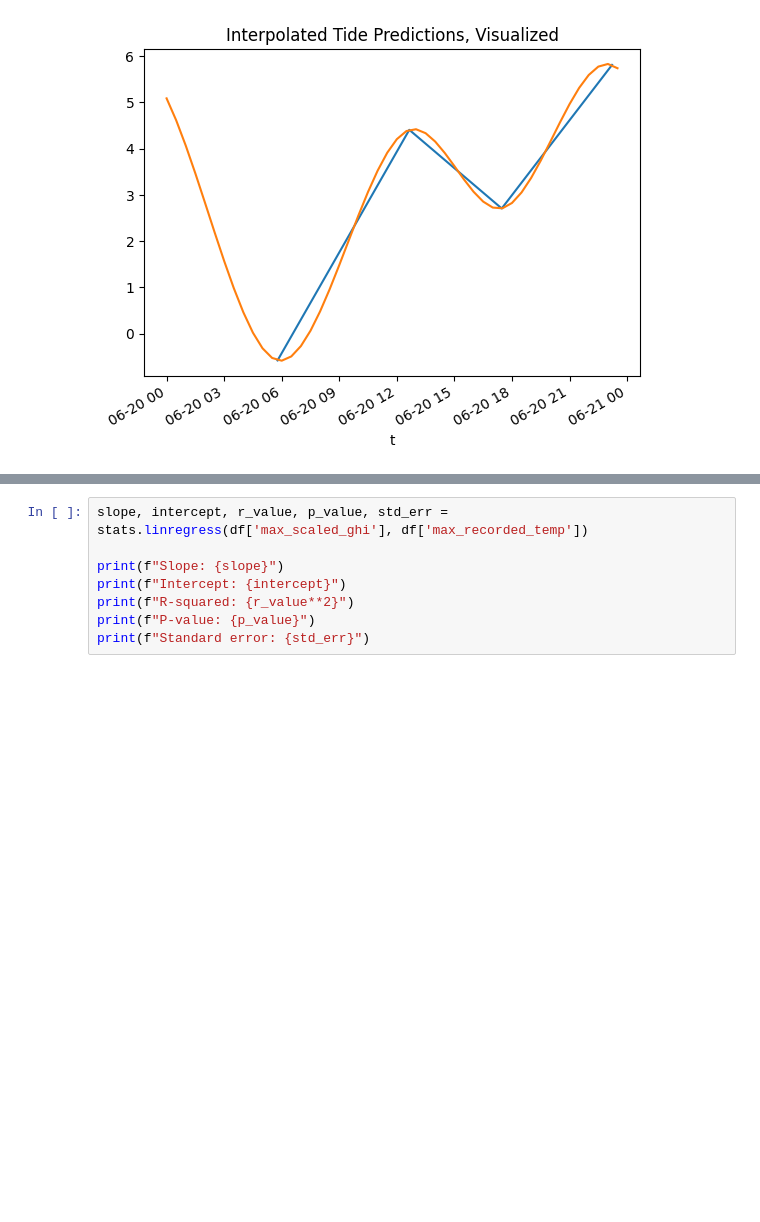
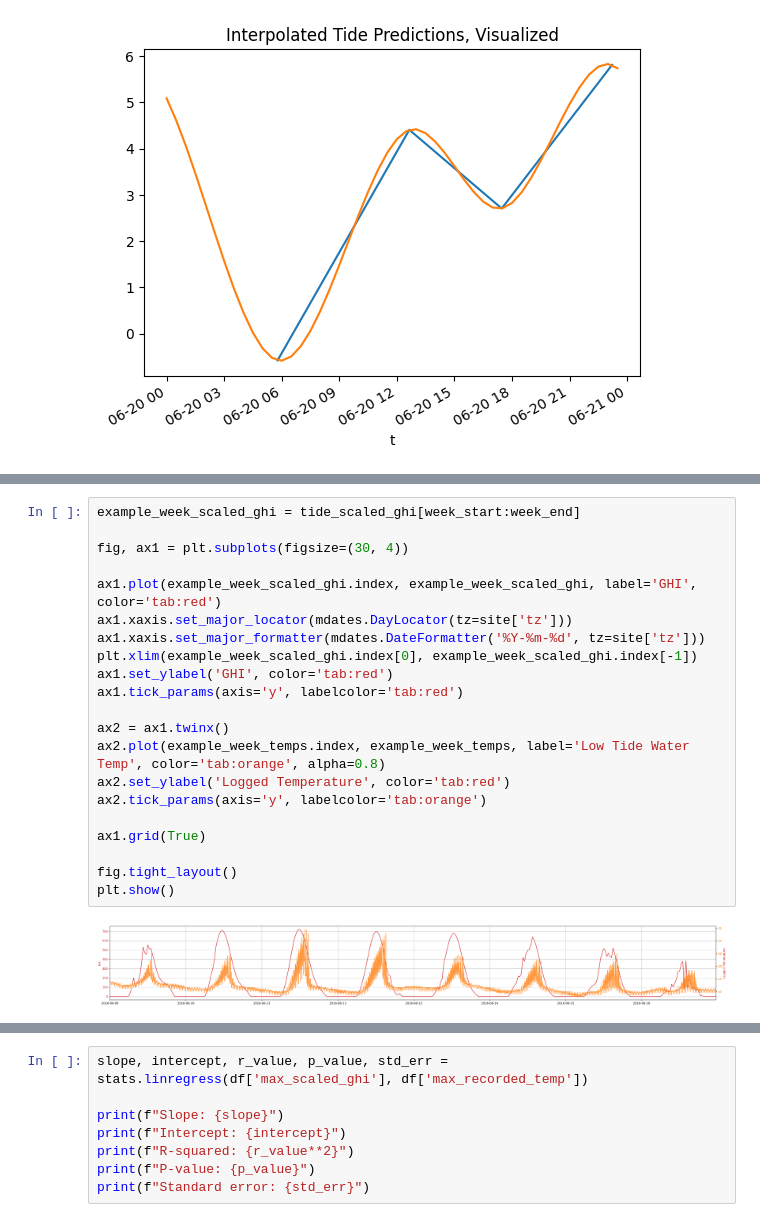
Before and after one commit to bbukaty/heat-wave-analysis, a Jupyter notebook: 09_scatter-plot-supplemental.ipynb, the cells around one changed output, grey strips where cells are left out. Cells and saved outputs as stored; diff of their text form; blank space fills up the shorter version.

```diff
--- a/09_scatter-plot-supplemental.ipynb
+++ b/09_scatter-plot-supplemental.ipynb
@@ -166,0 +153,23 @@ We want to scale the solar radiation according to how low the tide was, so with
+# %%
+example_week_scaled_ghi = tide_scaled_ghi[week_start:week_end]
+
+fig, ax1 = plt.subplots(figsize=(30, 4))
+
+ax1.plot(example_week_scaled_ghi.index, example_week_scaled_ghi, label='GHI', color='tab:red')
+ax1.xaxis.set_major_locator(mdates.DayLocator(tz=site['tz']))
+ax1.xaxis.set_major_formatter(mdates.DateFormatter('%Y-%m-%d', tz=site['tz']))
+plt.xlim(example_week_scaled_ghi.index[0], example_week_scaled_ghi.index[-1])
+ax1.set_ylabel('GHI', color='tab:red')
+ax1.tick_params(axis='y', labelcolor='tab:red')
+
+ax2 = ax1.twinx()
+ax2.plot(example_week_temps.index, example_week_temps, label='Low Tide Water Temp', color='tab:orange', alpha=0.8)
+ax2.set_ylabel('Logged Temperature', color='tab:red')
+ax2.tick_params(axis='y', labelcolor='tab:orange')
+
+ax1.grid(True)
+
+fig.tight_layout()
+plt.show()
+# %% [output]
+[figure, added]
```
Also changed, not shown: parts of 24 cells of this notebook, 5 other files.
